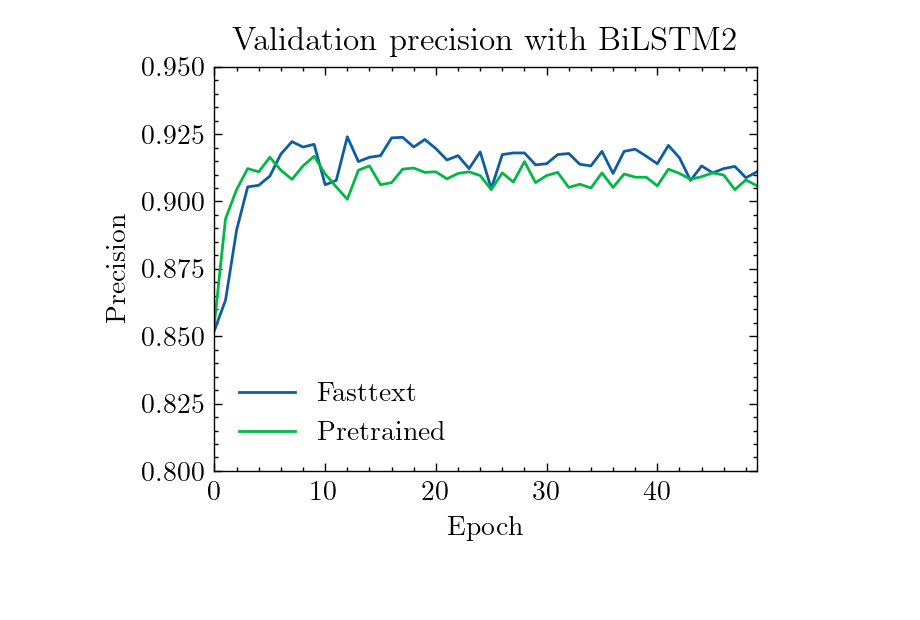
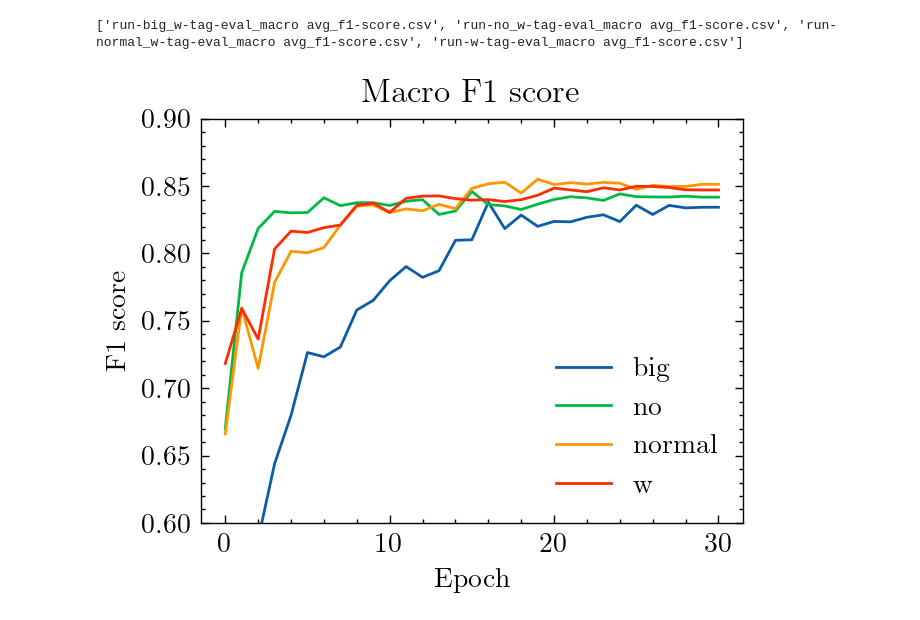
Before and after one commit to antoineedy/NLP-individual-courwework, a Jupyter notebook: generate_plots.ipynb, the cells around one changed output. Saved outputs shown, nothing was run; the diff lists cells and outputs as text; code cells hidden in the pictures; blank space fills up the shorter version.

```diff
--- a/generate_plots.ipynb
+++ b/generate_plots.ipynb
@@ -6,22 +7,30 @@ import scienceplots
 # %%
 plt.style.use(['science'])
 plt.rcParams.update({'figure.dpi': '200'})
-# %%
-paths = ['output_data/run-Apr06_15-06-30_notoken_fasttext_bilstm2-tag-val_precision.csv',
-         'output_data/run-Apr06_16-14-39_antoineedys-macbook-pro.home-tag-val_precision.csv']
-
-labels = ['Fasttext', 'Pretrained']
-
-for path in paths:
-    data = pd.read_csv(path)
-    plt.plot(data['Step'], data['Value'], label=labels.pop(0))
-
-plt.ylim(0.8, 0.95)
-plt.xlim(0, 49)
-plt.xlabel('Epoch')
-plt.ylabel('Precision')
-plt.legend()
-plt.title('Validation precision with BiLSTM2')
-plt.show()
-# %% [output]
-[figure, removed]
+# %%
+def myplot(title, path, labels, xlabel='Epoch', ylabel='None', xlims=None, ylims=None):
+    plt.figure()
+    paths = os.listdir(path)
+    paths = sorted(paths)
+    print(paths)
+    paths = [os.path.join(path, p) for p in paths]
+
+    for path in paths:
+        data = pd.read_csv(path)
+        steps = len(data)
+        plt.plot(range(steps), data['Value'], label=labels.pop(0))
+
+    if ylims is not None:
+        plt.ylim(ylims)
+    if xlims is not None:
+        plt.xlim(xlims)
+    plt.xlabel(xlabel)
+    plt.ylabel(ylabel)
+    plt.legend()
+    plt.title(title)
+    plt.show()
+# %%
+myplot('Macro F1 score','output_data/main_model', ['big', 'no', 'normal', 'w'], ylabel='F1 score', ylims=[0.6, 0.9])
+# %% [output]
+['run-big_w-tag-eval_macro avg_f1-score.csv', 'run-no_w-tag-eval_macro avg_f1-score.csv', 'run-normal_w-tag-eval_macro avg_f1-score.csv', 'run-w-tag-eval_macro avg_f1-score.csv']
+[figure, added]
```
Also changed, not shown: parts of 1 cell of this notebook, 8 other files.
